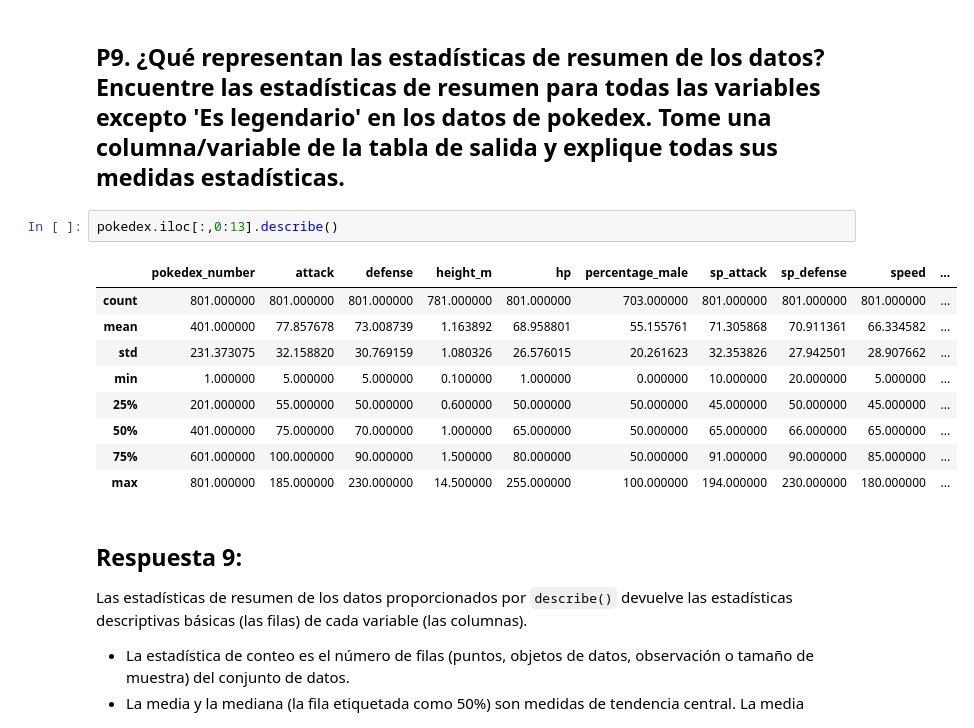
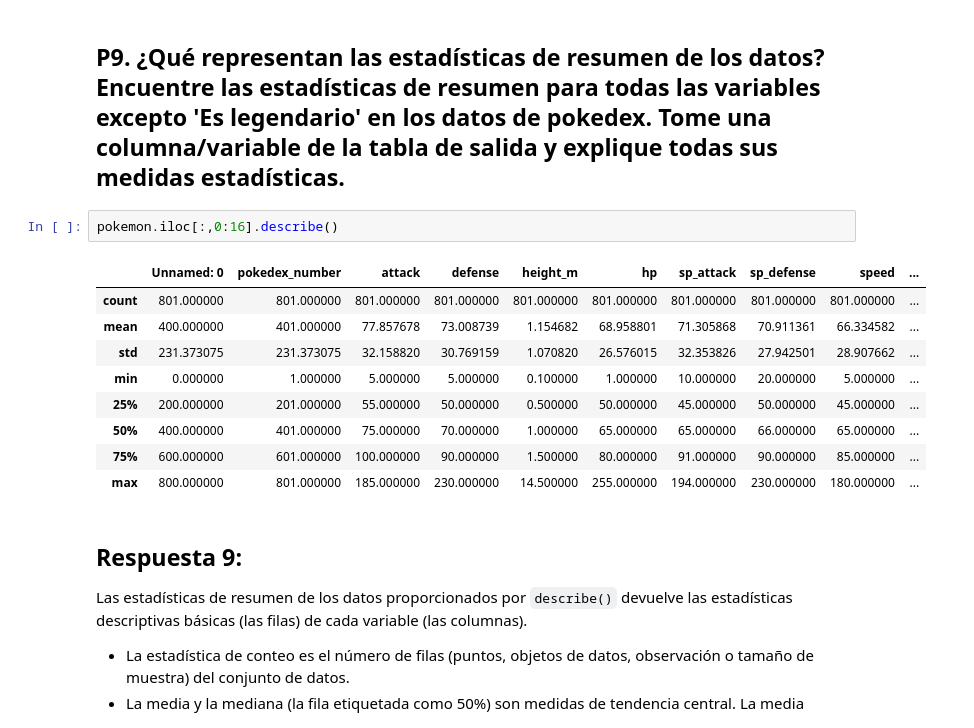
Before and after one commit to Calm-leon/proyecto-an-lisis-de-datos, a Jupyter notebook: Análisis_de_datos.ipynb, the cells around one changed output. Saved outputs shown, nothing was run; the diff lists cells and outputs as text.

```diff
--- a/Análisis_de_datos.ipynb
+++ b/Análisis_de_datos.ipynb
@@ -234,17 +276,17 @@ Por lo tanto, no hay ningún valor perdido.
 # %% [markdown]
 ## P9. ¿Qué representan las estadísticas de resumen de los datos? Encuentre las estadísticas de resumen para todas las variables excepto 'Es legendario' en los datos de pokedex. Tome una columna/variable de la tabla de salida y explique todas sus medidas estadísticas.
 # %%
-pokedex.iloc[:,0:13].describe()
+pokemon.iloc[:,0:16].describe()
 # %% [output]
-|  | pokedex_number | attack | defense | height_m | hp | percentage_male | sp_attack | sp_defense | speed | ... |
-| count | 801.000000 | 801.000000 | 801.000000 | 781.000000 | 801.000000 | 703.000000 | 801.000000 | 801.000000 | 801.000000 | ... |
-| mean | 401.000000 | 77.857678 | 73.008739 | 1.163892 | 68.958801 | 55.155761 | 71.305868 | 70.911361 | 66.334582 | ... |
-| std | 231.373075 | 32.158820 | 30.769159 | 1.080326 | 26.576015 | 20.261623 | 32.353826 | 27.942501 | 28.907662 | ... |
-| min | 1.000000 | 5.000000 | 5.000000 | 0.100000 | 1.000000 | 0.000000 | 10.000000 | 20.000000 | 5.000000 | ... |
-| 25% | 201.000000 | 55.000000 | 50.000000 | 0.600000 | 50.000000 | 50.000000 | 45.000000 | 50.000000 | 45.000000 | ... |
-| 50% | 401.000000 | 75.000000 | 70.000000 | 1.000000 | 65.000000 | 50.000000 | 65.000000 | 66.000000 | 65.000000 | ... |
-| 75% | 601.000000 | 100.000000 | 90.000000 | 1.500000 | 80.000000 | 50.000000 | 91.000000 | 90.000000 | 85.000000 | ... |
-| max | 801.000000 | 185.000000 | 230.000000 | 14.500000 | 255.000000 | 100.000000 | 194.000000 | 230.000000 | 180.000000 | ... |
+|  | Unnamed: 0 | pokedex_number | attack | defense | height_m | hp | sp_attack | sp_defense | speed | ... |
+| count | 801.000000 | 801.000000 | 801.000000 | 801.000000 | 801.000000 | 801.000000 | 801.000000 | 801.000000 | 801.000000 | ... |
+| mean | 400.000000 | 401.000000 | 77.857678 | 73.008739 | 1.154682 | 68.958801 | 71.305868 | 70.911361 | 66.334582 | ... |
+| std | 231.373075 | 231.373075 | 32.158820 | 30.769159 | 1.070820 | 26.576015 | 32.353826 | 27.942501 | 28.907662 | ... |
+| min | 0.000000 | 1.000000 | 5.000000 | 5.000000 | 0.100000 | 1.000000 | 10.000000 | 20.000000 | 5.000000 | ... |
+| 25% | 200.000000 | 201.000000 | 55.000000 | 50.000000 | 0.500000 | 50.000000 | 45.000000 | 50.000000 | 45.000000 | ... |
+| 50% | 400.000000 | 401.000000 | 75.000000 | 70.000000 | 1.000000 | 65.000000 | 65.000000 | 66.000000 | 65.000000 | ... |
+| 75% | 600.000000 | 601.000000 | 100.000000 | 90.000000 | 1.500000 | 80.000000 | 91.000000 | 90.000000 | 85.000000 | ... |
+| max | 800.000000 | 801.000000 | 185.000000 | 230.000000 | 14.500000 | 255.000000 | 194.000000 | 230.000000 | 180.000000 | ... |
 # %% [markdown]
 ## Respuesta 9:
 
```
Also changed, not shown: parts of 9 cells of this notebook.
